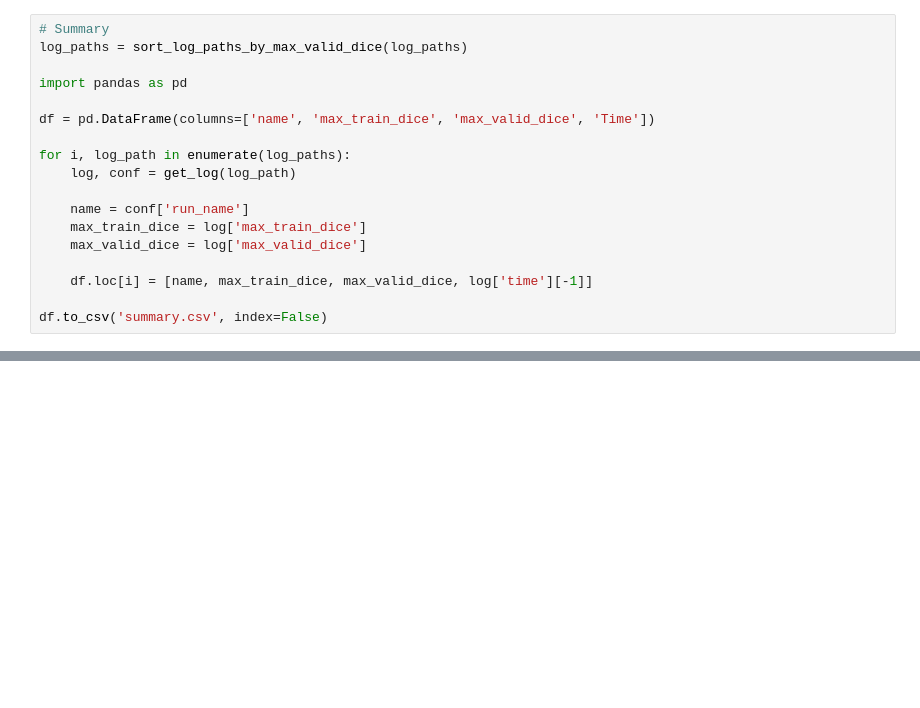
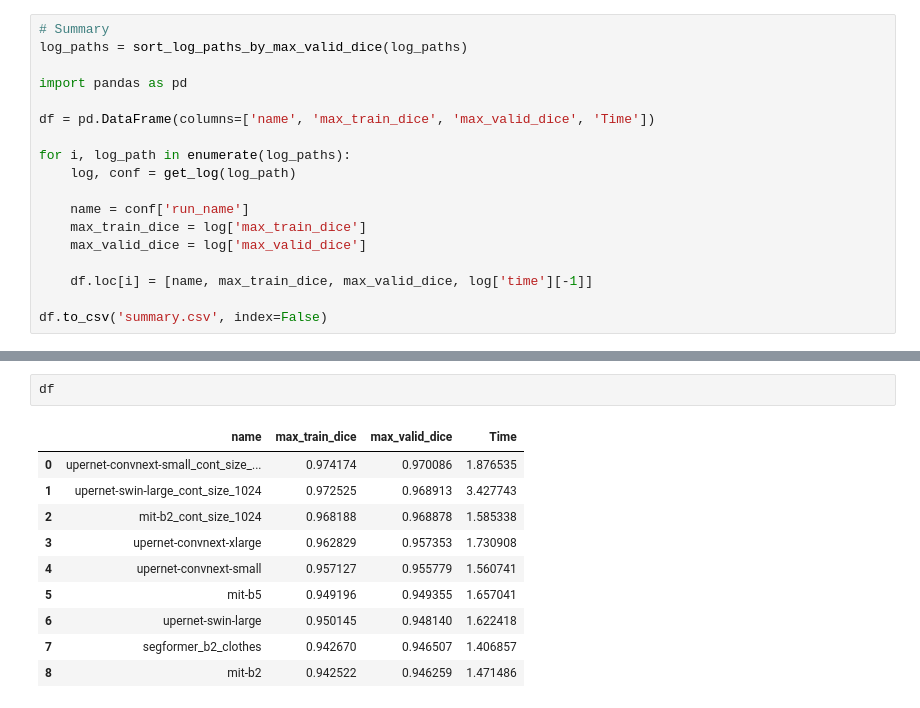
Before and after one commit to boostcampaitech7/level2-cv-semanticsegmentation-cv-02-lv3, a Jupyter notebook: Baseline/Dongjin/transformers_1119/notebook/plt/plt.ipynb, the cells around one changed output, grey strips where cells are left out. Drawn from its saved outputs; the diff is of its cells as text; blank space fills up the shorter version.

```diff
--- a/Baseline/Dongjin/transformers_1119/notebook/plt.ipynb
+++ b/Baseline/Dongjin/transformers_1119/notebook/plt/plt.ipynb
@@ -212,0 +210,13 @@ df.to_csv('summary.csv', index=False)
+# %%
+df
+# %% [output]
+|  | name | max_train_dice | max_valid_dice | Time |
+| 0 | upernet-convnext-small_cont_size_... | 0.974174 | 0.970086 | 1.876535 |
+| 1 | upernet-swin-large_cont_size_1024 | 0.972525 | 0.968913 | 3.427743 |
+| 2 | mit-b2_cont_size_1024 | 0.968188 | 0.968878 | 1.585338 |
+| 3 | upernet-convnext-xlarge | 0.962829 | 0.957353 | 1.730908 |
+| 4 | upernet-convnext-small | 0.957127 | 0.955779 | 1.560741 |
+| 5 | mit-b5 | 0.949196 | 0.949355 | 1.657041 |
+| 6 | upernet-swin-large | 0.950145 | 0.948140 | 1.622418 |
+| 7 | segformer_b2_clothes | 0.942670 | 0.946507 | 1.406857 |
+| 8 | mit-b2 | 0.942522 | 0.946259 | 1.471486 |
```
Also changed, not shown: parts of 1 cell of this notebook, 13 other files.
